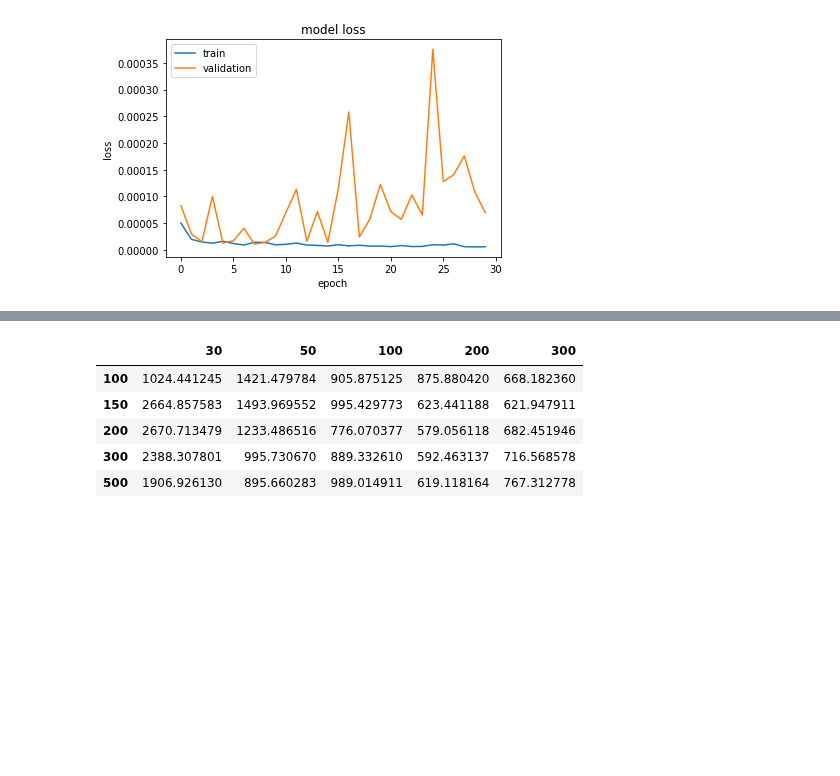
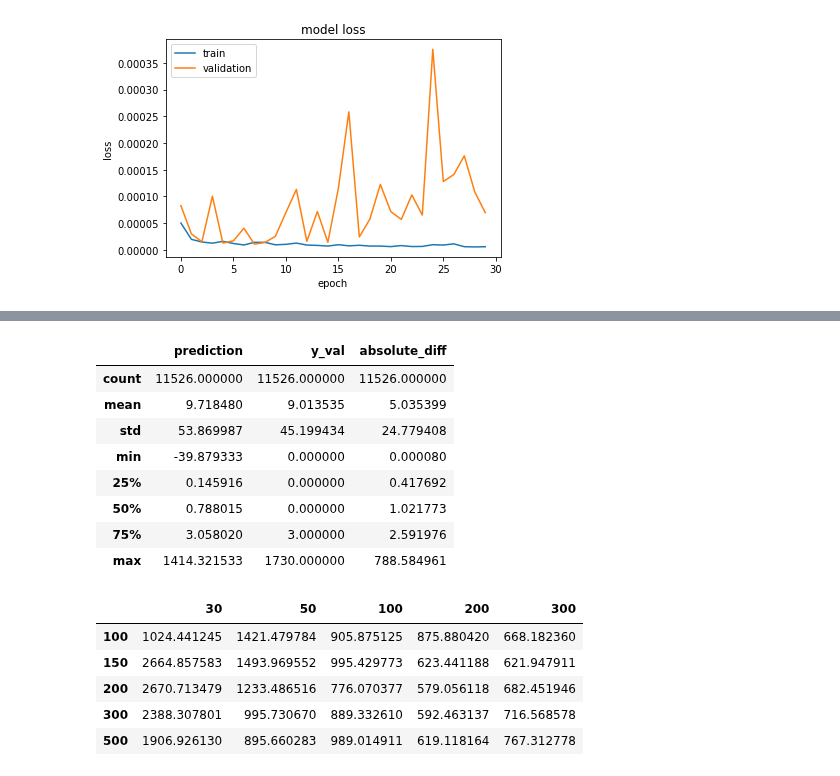
Before and after one commit to Esbrouffes/MLChall1, a Jupyter notebook: Chall 2/Neural Network .ipynb, the cells around one changed output, grey strips where cells are left out. Drawn from its saved outputs; the diff is of its cells as text; code cells hidden in the pictures; blank space fills up the shorter version.

```diff
--- a/Chall 2/Neural Network .ipynb
+++ b/Chall 2/Neural Network .ipynb
@@ -209,3 +217,22 @@ Epoch 300/300
+# %%
+#Let's have a look at the 50 first rows to see how well we performed
+
+comparison=pd.concat([pd.DataFrame(prediction_unscaled).rename(columns={0:'prediction'}),pd.DataFrame(y_val).rename(columns={0:'y_val'})],axis=1)
+
+#We add a new indicator, the absolute difference
+comparison['absolute_diff']=comparison.apply(lambda x: math.sqrt((x['prediction']-x['y_val'])**2),axis=1)
+# %%
+comparison.describe()
+# %% [output]
+|  | prediction | y_val | absolute_diff |
+| count | 11526.000000 | 11526.000000 | 11526.000000 |
+| mean | 9.718480 | 9.013535 | 5.035399 |
+| std | 53.869987 | 45.199434 | 24.779408 |
+| min | -39.879333 | 0.000000 | 0.000080 |
+| 25% | 0.145916 | 0.000000 | 0.417692 |
+| 50% | 0.788015 | 0.000000 | 1.021773 |
+| 75% | 3.058020 | 3.000000 | 2.591976 |
+| max | 1414.321533 | 1730.000000 | 788.584961 |
 # %%
 # We then compute the mean squared error for each couple
 pred_pd=pd.DataFrame.from_dict(Prediction_dict)
```
Also changed, not shown: parts of 19 cells of this notebook.
